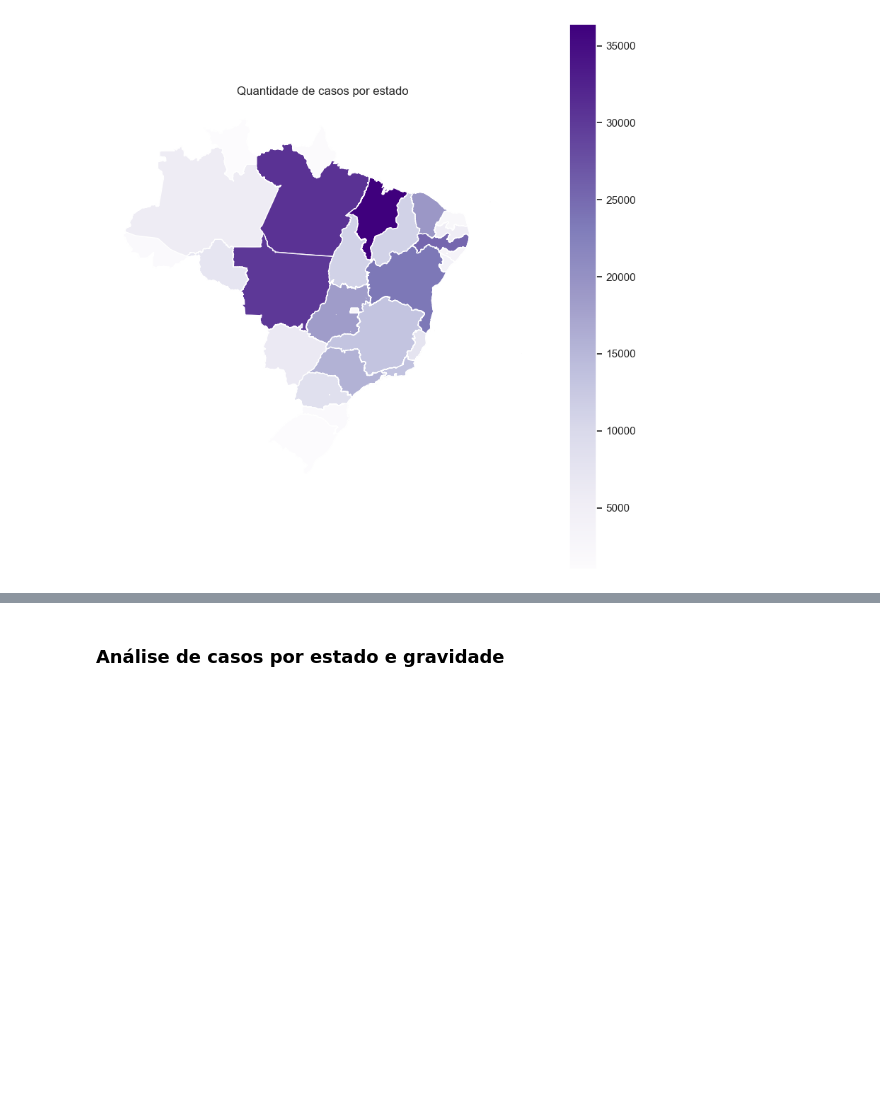
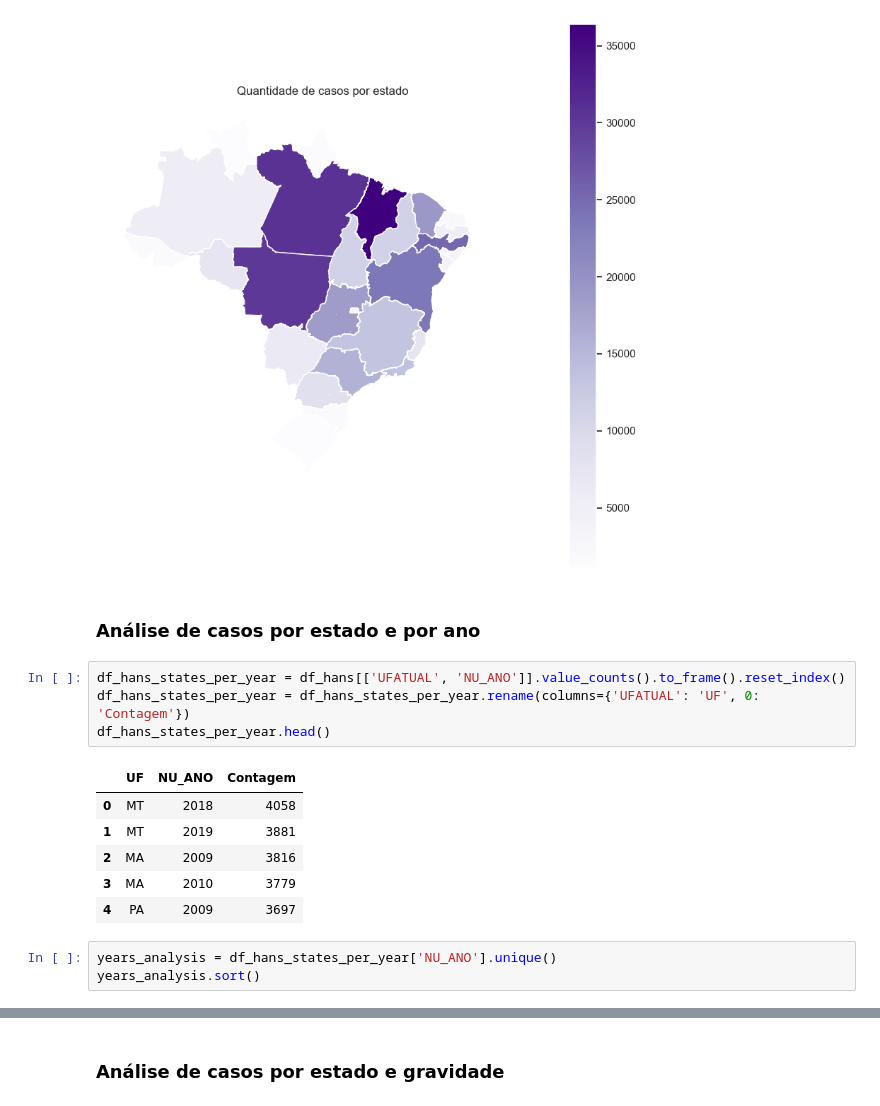
Before and after one commit to datasci4health/projects2023, a Jupyter notebook: hans_project/notebooks/EDA_Hans.ipynb, the cells around one changed output, grey strips where cells are left out. Saved outputs shown, nothing was run; the diff lists cells and outputs as text; blank space fills up the shorter version.

```diff
--- a/hans_project/notebooks/EDA_Hans.ipynb
+++ b/hans_project/notebooks/EDA_Hans.ipynb
@@ -67,3 +67,19 @@ ax.set_axis_off()
 plt.show()
 # %% [output]
 [figure]
+# %% [markdown]
+### Análise de casos por estado e por ano
+# %%
+df_hans_states_per_year = df_hans[['UFATUAL', 'NU_ANO']].value_counts().to_frame().reset_index()
+df_hans_states_per_year = df_hans_states_per_year.rename(columns={'UFATUAL': 'UF', 0: 'Contagem'})
+df_hans_states_per_year.head()
+# %% [output]
+|  | UF | NU_ANO | Contagem |
+| 0 | MT | 2018 | 4058 |
+| 1 | MT | 2019 | 3881 |
+| 2 | MA | 2009 | 3816 |
+| 3 | MA | 2010 | 3779 |
+| 4 | PA | 2009 | 3697 |
+# %%
+years_analysis = df_hans_states_per_year['NU_ANO'].unique()
+years_analysis.sort()
```
Also changed, not shown: parts of 4 cells of this notebook, 12 other files.
